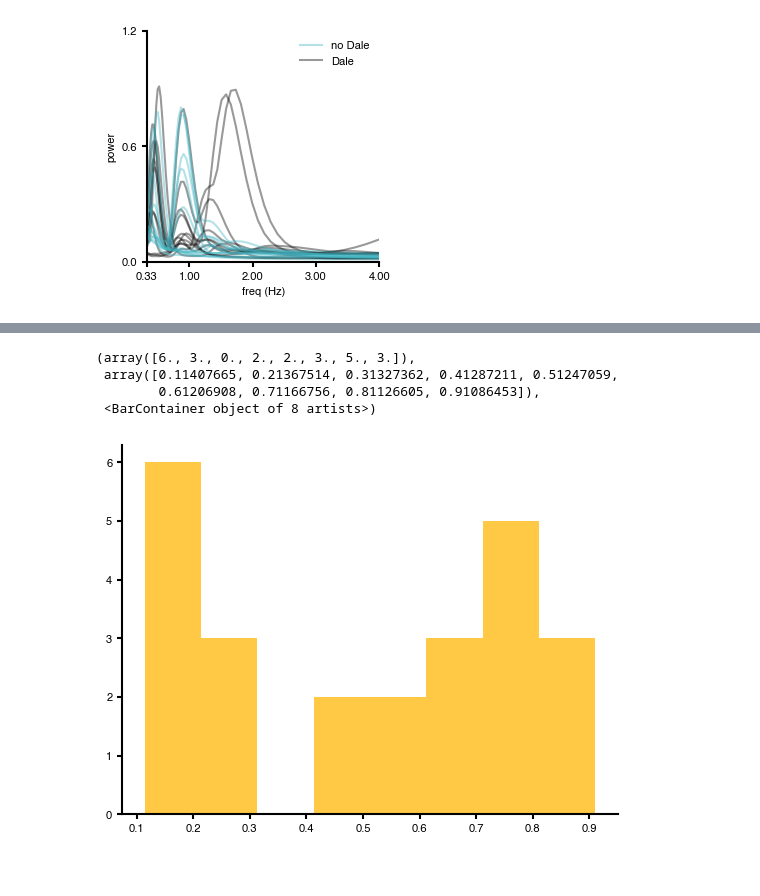
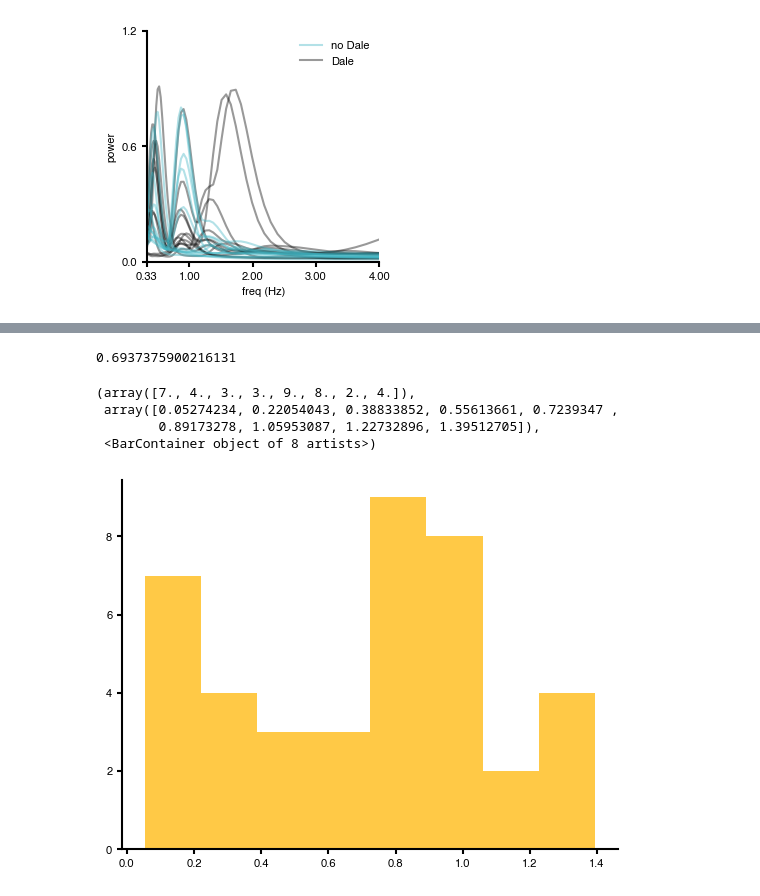
Before and after one commit to mackelab/sequence-memory, a Jupyter notebook: rnn_model/generate_figures/fig_S2_b_comp_reg.ipynb, the cells around one changed output, grey strips where cells are left out. Drawn from its saved outputs; the diff is of its cells as text; code cells hidden in the pictures.

```diff
--- a/rnn_model/generate_figures/fig_S2_b_comp_reg.ipynb
+++ b/rnn_model/generate_figures/fig_S2_b_comp_reg.ipynb
@@ -73,7 +70,0 @@ ress['summary_settings']
-# %%
-def relu (x):
-    return np.maximum(x,0)
-i=13
-w_eff = relu(data_list['w_rec'][i][0])@data_list['w_rec'][i][1]
-e = np.linalg.eigvals(w_eff)
-plt.plot(e.real, e.imag, 'o', color=pltcolors[0], alpha=0.5)
@@ -83,3 +71,8 @@ plt.plot(e.real, e.imag, 'o', color=pltcolors[0], alpha=0.5)
+# %%
+t1_b = 300
+t2_b = 900
+t1_d = 1340
+t2_d = 1940
 # %%
 
 color1 = 'black'
@@ -93,16 +86,15 @@ legend1 = True
 legend2 = True
 plt.figure(figsize = (3,3))
 
-t1 = 300
-t2 = 900
+
 for i in range(24):
-    if np.sum(data_list['w_rec'][i][1]) <150:
-        plt.plot(summary_settings['freqs_l'],np.mean(data_list['post_spectrum'][i][:,t1:t2],axis=1),
+    if np.sum(data_list_nr['w_rec'][i][1]) <150:
+        plt.plot(summary_settings_nr['freqs_l'],np.mean(data_list_nr['post_spectrum'][i][:,t1_b:t2_b],axis=1),
                  color = color1,alpha=alpha, ls = ls1,label='Dale' if legend1 else '',zorder =zorder1)
         if legend1:
             legend1=False
     else:
-        plt.plot(summary_settings['freqs_l'],np.mean(data_list['post_spectrum'][i][:,t1:t2],axis=1),
+        plt.plot(summary_settings_nr['freqs_l'],np.mean(data_list_nr['post_spectrum'][i][:,t1_b:t2_b],axis=1),
                  color = color2,alpha=alpha, ls = ls2,label='no Dale' if legend2 else '',zorder =zorder2)
         if legend2:
             legend2=False
@@ -124,0 +264,6 @@ plt.yticks([0,0.6,1.2])
+# %%
+powers_d = []
+for i in range(40):
+    powers_d.append(np.max(np.mean(data_list_r[i]['post_spectrum'][:,t1_d:t2_d],axis=1)))
+print(np.mean(powers_d))
+plt.hist(powers_d);
@@ -125,12 +273,13 @@ plt.yticks([0,0.6,1.2])
 # %%
 powers_b = []
-for i in range(24):
-    powers_b.append(np.max(np.mean(data_list['post_spectrum'][i][:,t1:t2],axis=1)))
-np.mean(powers_b)
+for i in range(40):
+    powers_b.append(np.max(np.mean(data_list_r[i]['post_spectrum'][:,t1_b:t2_b],axis=1)))
+print(np.mean(powers_b))
 plt.hist(powers_b,bins=8)
 # %% [output]
-(array([6., 3., 0., 2., 2., 3., 5., 3.]),
- array([0.11407665, 0.21367514, 0.31327362, 0.41287211, 0.51247059,
-        0.61206908, 0.71166756, 0.81126605, 0.91086453]),
- <BarContainer object of 8 artists>)
+0.6937375900216131
+(array([7., 4., 3., 3., 9., 8., 2., 4.]),
+ array([0.05274234, 0.22054043, 0.38833852, 0.55613661, 0.7239347 ,
+        0.89173278, 1.05953087, 1.22732896, 1.39512705]),
+ <BarContainer object of 8 artists>)
-[figure, old version]
+[figure, new version]
```
Also changed, not shown: parts of 16 cells of this notebook, 4 other files.
